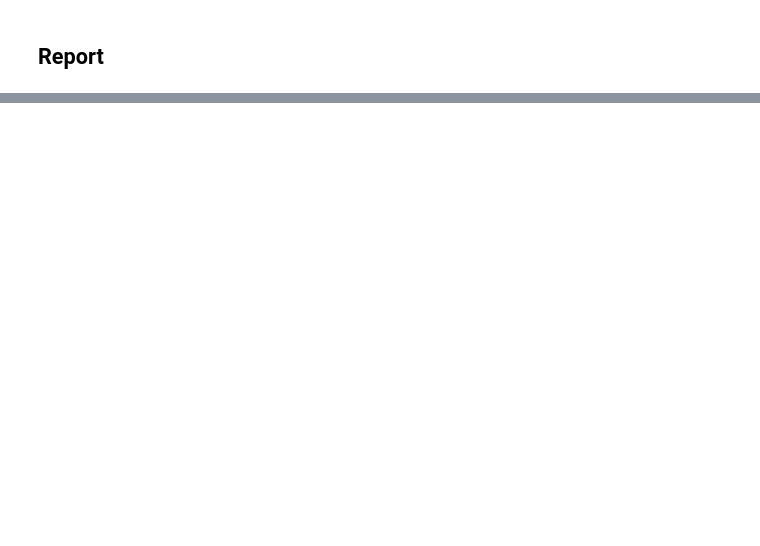
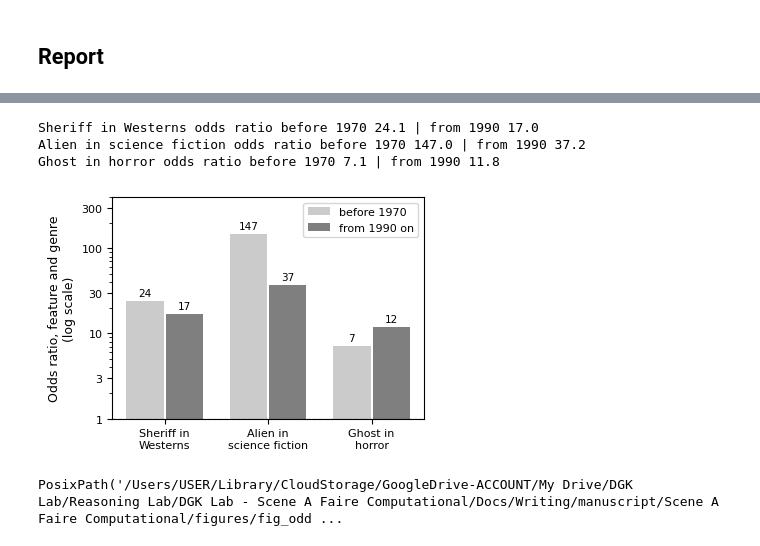
Before and after one commit to DGK-Law-and-Cognition-Lab/SceneAFaire, a Jupyter notebook: Analysis/notebooks/16c_manuscript_figures_turnover.ipynb, the cells around one changed output, grey strips where cells are left out. Drawn from its saved outputs; the diff is of its cells as text; code cells hidden in the pictures; blank space fills up the shorter version.

```diff
--- a/Analysis/notebooks/16c_manuscript_figures_turnover.ipynb
+++ b/Analysis/notebooks/16c_manuscript_figures_turnover.ipynb
@@ -471,0 +502,19 @@ wrote /Users/<you>/Library/CloudStorage/GoogleDrive-<you>/My Drive/DGK Lab/Reaso
+# %%
+fig, ax = plt.subplots(figsize=S.size(0.62, 2.8))
+for i, (el, g, title) in enumerate(CASES):
+    a, b, *_ = eras(el, g)
+    for val, alpha, off, lab in [(a['odds_ratio'], 0.4, -0.19, 'before 1970'), (b['odds_ratio'], 1.0, 0.19, 'from 1990 on')]:
+        ax.bar(i + off, val, 0.36, color=S.NEUTRAL, alpha=alpha, label=lab if i == 0 else None)
+        ax.text(i + off, val * 1.15, f'{val:.0f}', ha='center', fontsize=7.5)
+    print(title, 'odds ratio before 1970', round(float(a['odds_ratio']), 1), '| from 1990', round(float(b['odds_ratio']), 1))
+ax.set_yscale('log'); ax.set_ylim(1, 400); ax.set_yticks([1, 3, 10, 30, 100, 300]); ax.set_yticklabels(['1', '3', '10', '30', '100', '300'])
+ax.axhline(1, color=S.INK, ls='--', lw=0.8)
+ax.set_xticks(range(3)); ax.set_xticklabels(['Sheriff in\nWesterns', 'Alien in\nscience fiction', 'Ghost in\nhorror'])
+ax.set_ylabel('Odds ratio, feature and genre\n(log scale)'); ax.legend(loc='upper right')
+S.save(fig, 'fig_odds_ratio_before_after', FIG)
+# %% [output]
+Sheriff in Westerns odds ratio before 1970 24.1 | from 1990 17.0
+Alien in science fiction odds ratio before 1970 147.0 | from 1990 37.2
+Ghost in horror odds ratio before 1970 7.1 | from 1990 11.8
+[figure, added]
+PosixPath('/Users/USER/Library/CloudStorage/GoogleDrive-ACCOUNT/My Drive/DGK Lab/Reasoning Lab/DGK Lab - Scene A Faire Computational/Docs/Writing/manuscript/Scene A Faire Computational/figures/fig_odd ...
```
Also changed, not shown: parts of 12 cells of this notebook, 50 other files.
